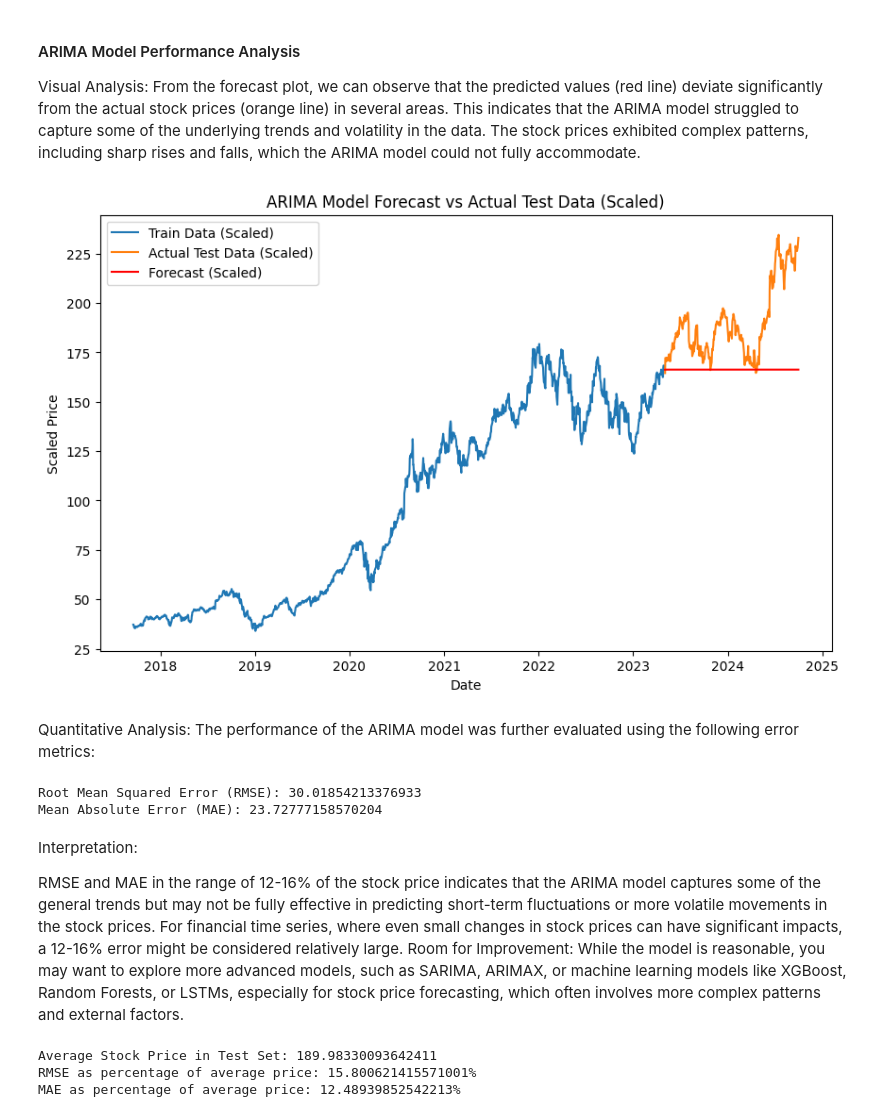
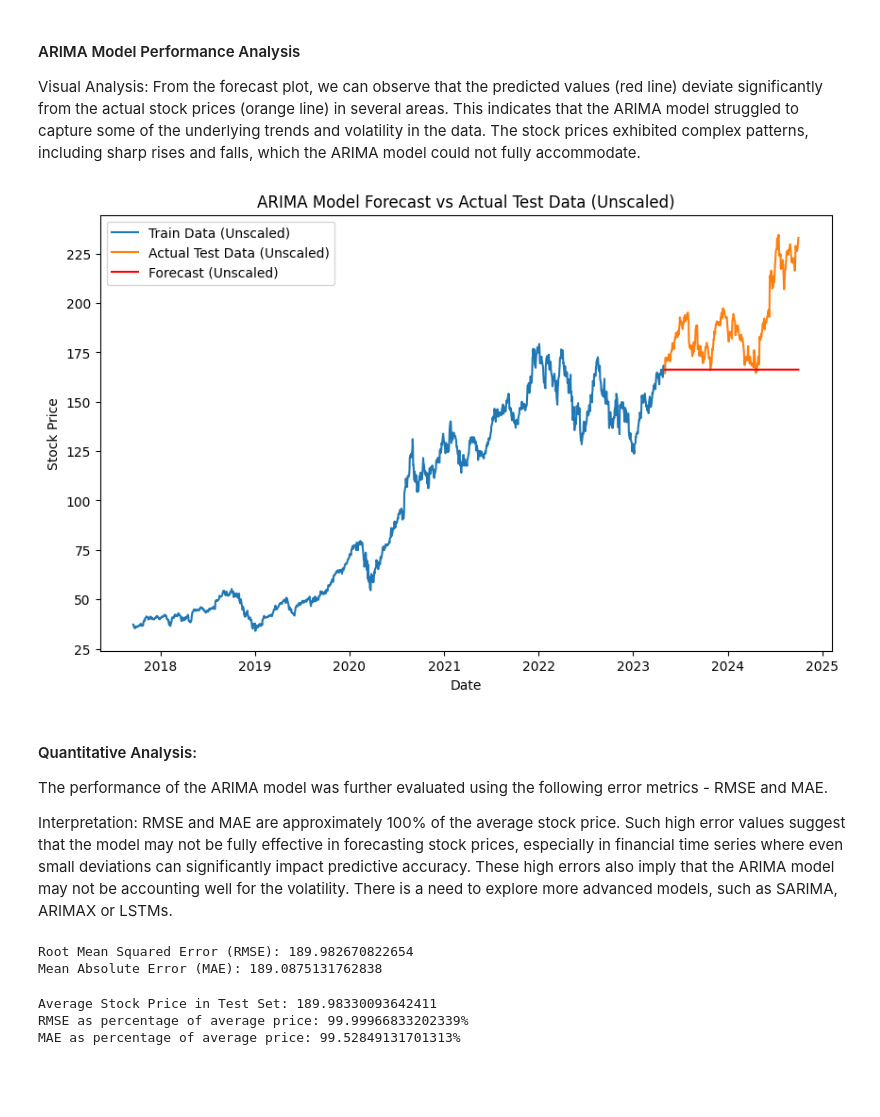
Before and after one commit to ongbernice/DSE4212-Financial-Time-Series-Analysis, a Jupyter notebook: src/eda.ipynb, the cells around one changed output. Saved outputs shown, nothing was run; the diff lists cells and outputs as text; code cells hidden in the pictures; blank space fills up the shorter version.

```diff
--- a/src/eda.ipynb
+++ b/src/eda.ipynb
@@ -313,42 +313,48 @@ The red line represents the model’s forecast, while the blue line represents t
 # %%
 # Forecast the test set period
 forecast = model_fit.forecast(steps=len(y_test))
+
+# Inverse transform forecast and actual values to original scale
+forecast_unscaled = scaler_y.inverse_transform(forecast.to_numpy().reshape(-1, 1))
+y_test_unscaled = scaler_y.inverse_transform(y_test)
+y_train_unscaled = scaler_y.inverse_transform(y_train)
 # %% [markdown]
 #### ARIMA Model Performance Analysis
 Visual Analysis: From the forecast plot, we can observe that the predicted values (red line) deviate significantly from the actual stock prices (orange line) in several areas. This indicates that the ARIMA model struggled to capture some of the underlying trends and volatility in the data. The stock prices exhibited complex patterns, including sharp rises and falls, which the ARIMA model could not fully accommodate.
 # %%
-# Plot the forecast against the actual test data
+# Inverse transformation for better interpretability
+y_train_unscaled = pd.Series(y_train_unscaled.flatten(), index=y_train.index)
+y_test_unscaled = pd.Series(y_test_unscaled.flatten(), index=y_test.index)
+forecast_unscaled = pd.Series(forecast_unscaled.flatten(), index=y_test.index)
+
 plt.figure(figsize=(10, 6))
-plt.plot(y_train.index, y_train, label='Train Data (Scaled)')
-plt.plot(y_test.index, y_test, label='Actual Test Data (Scaled)')
-plt.plot(y_test.index, forecast, label='Forecast (Scaled)', color='red')
-plt.title('ARIMA Model Forecast vs Actual Test Data (Scaled)')
+plt.plot(y_train_unscaled.index, y_train_unscaled, label='Train Data (Unscaled)')
+plt.plot(y_test_unscaled.index, y_test_unscaled, label='Actual Test Data (Unscaled)')
+plt.plot(forecast_unscaled.index, forecast_unscaled, label='Forecast (Unscaled)', color='red')
+plt.title('ARIMA Model Forecast vs Actual Test Data (Unscaled)')
 plt.xlabel('Date')
-plt.ylabel('Scaled Price')
+plt.ylabel('Stock Price')
 plt.legend()
 plt.show()
 # %% [output]
-[figure, old version]
+[figure, new version]
-# %% [markdown]
-Quantitative Analysis: The performance of the ARIMA model was further evaluated using the following error metrics:
+# %% [markdown]
+#### Quantitative Analysis:
+
+The performance of the ARIMA model was further evaluated using the following error metrics - RMSE and MAE.
+
+Interpretation: RMSE and MAE are approximately 100% of the average stock price. Such high error values suggest that the model may not be fully effective in forecasting stock prices, especially in financial time series where even small deviations can significantly impact predictive accuracy. These high errors also imply that the ARIMA model may not be accounting well for the volatility. There is a need to explore more advanced models, such as SARIMA, ARIMAX or LSTMs.
 # %%
-# Calculate the error metrics
-rmse = root_mean_squared_error(y_test, forecast)
-mae = mean_absolute_error(y_test, forecast)
+rmse = root_mean_squared_error(y_test_unscaled, forecast)
+mae = mean_absolute_error(y_test_unscaled, forecast)
 print(f'Root Mean Squared Error (RMSE): {rmse}')
 print(f'Mean Absolute Error (MAE): {mae}')
 # %% [output]
-Root Mean Squared Error (RMSE): 30.01854213376933
-Mean Absolute Error (MAE): 23.72777158570204
+Root Mean Squared Error (RMSE): 189.982670822654
+Mean Absolute Error (MAE): 189.0875131762838
-# %% [markdown]
-Interpretation:
-
-RMSE and MAE in the range of 12-16% of the stock price indicates that the ARIMA model captures some of the general trends but may not be fully effective in predicting short-term fluctuations or more volatile movements in the stock prices.
-For financial time series, where even small changes in stock prices can have significant impacts, a 12-16% error might be considered relatively large.
-Room for Improvement: While the model is reasonable, you may want to explore more advanced models, such as SARIMA, ARIMAX, or machine learning models like XGBoost, Random Forests, or LSTMs, especially for stock price forecasting, which often involves more complex patterns and external factors.
 # %%
 # Calculate average stock price in y_test for comparison
-average_price = np.mean(y_test)
+average_price = np.mean(y_test_unscaled)
 
 # Calculate percentage of RMSE and MAE relative to the average price
 rmse_percentage = (rmse / average_price) * 100
@@ -359,5 +365,5 @@ print(f'RMSE as percentage of average price: {rmse_percentage}%')
 print(f'MAE as percentage of average price: {mae_percentage}%')
 # %% [output]
 Average Stock Price in Test Set: 189.98330093642411
-RMSE as percentage of average price: 15.800621415571001%
-MAE as percentage of average price: 12.48939852542213%
+RMSE as percentage of average price: 99.99966833202339%
+MAE as percentage of average price: 99.52849131701313%
```
Also changed, not shown: parts of 10 cells of this notebook.
